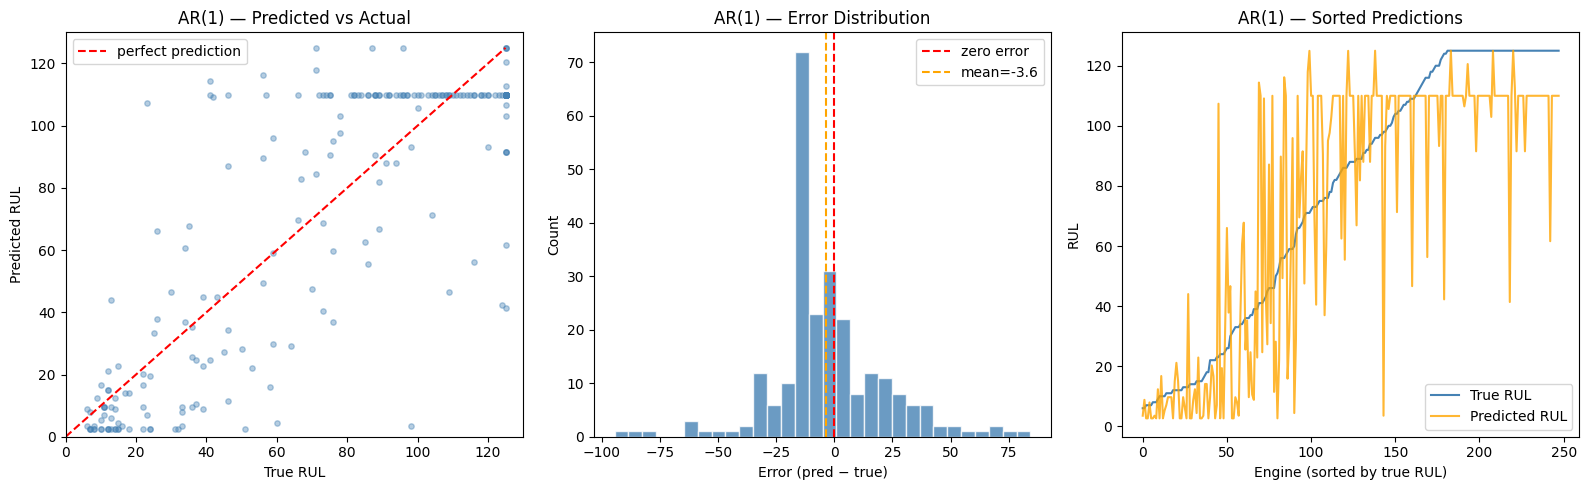
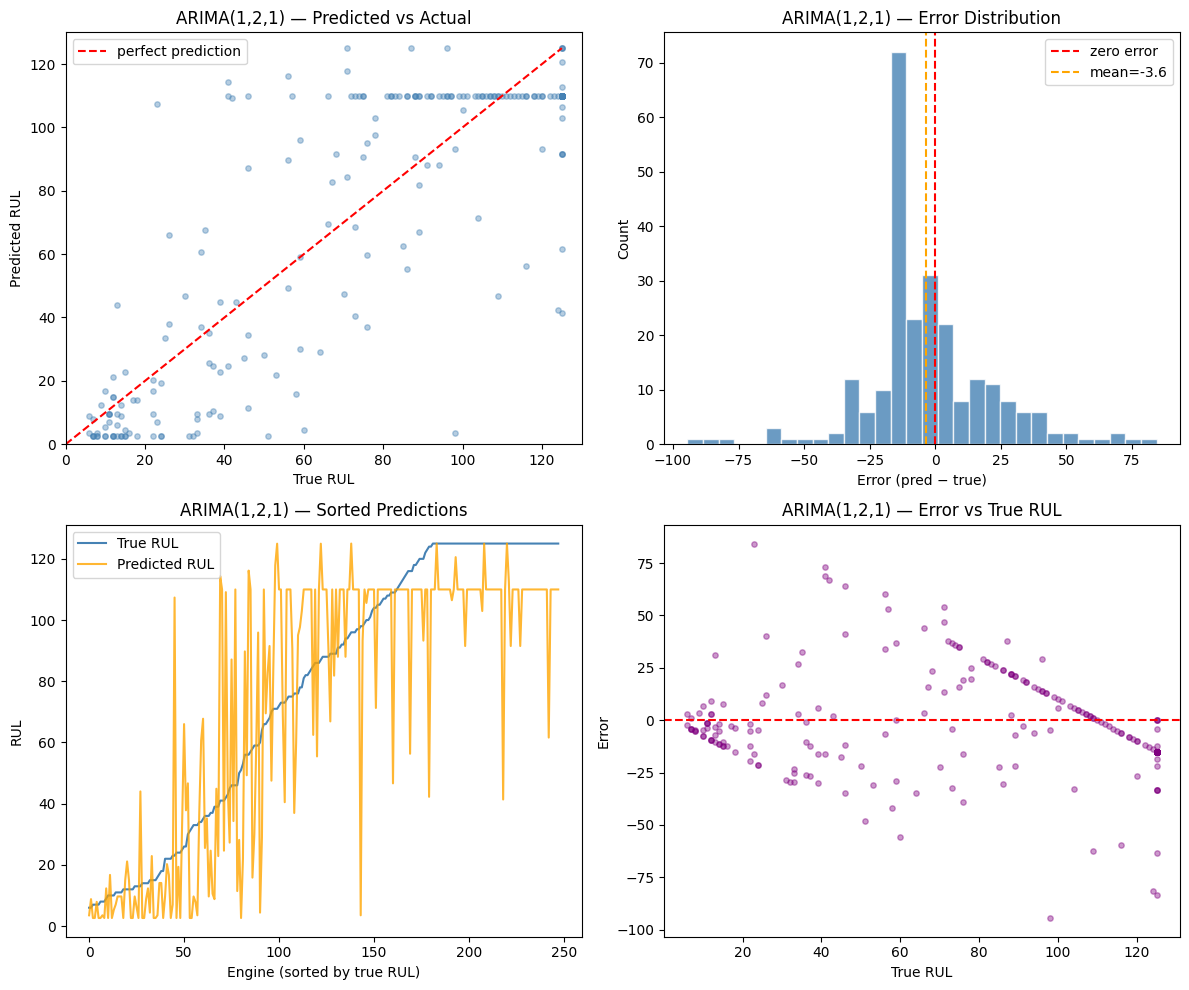
Unified diff of the notebook cell whose output changed from the first chart to the second:
--- before
+++ after
@@ -4,7 +4,8 @@
 def plot_predictions(y_true, y_pred, model_name="Model"):
     
-    fig, axes = plt.subplots(1, 3, figsize=(16, 5))
-    
-    # ── Plot 1: Predicted vs Actual scatter ───────────────────────────
+    fig, axes = plt.subplots(2, 2, figsize=(12, 10))
+    axes = axes.flatten()
+
+    # ── Plot 1: Predicted vs Actual ───────────────────────────
     ax = axes[0]
     ax.scatter(y_true, y_pred, alpha=0.4, color="steelblue", s=15)
@@ -16,11 +17,11 @@
     ax.set_xlim(0, 130); ax.set_ylim(0, 130)
 
-    # ── Plot 2: Error distribution histogram ──────────────────────────
+    # ── Plot 2: Error distribution ────────────────────────────
     ax = axes[1]
-    errors = y_pred - y_true   # positive = late, negative = early
+    errors = y_pred - y_true
     ax.hist(errors, bins=30, color="steelblue", edgecolor="white", alpha=0.8)
-    ax.axvline(0,              color="red",    ls="--", lw=1.5, label="zero error")
-    ax.axvline(errors.mean(),  color="orange", ls="--", lw=1.5,
-               label=f"mean={errors.mean():.1f}")
+    ax.axvline(0, color="red", ls="--", lw=1.5, label="zero error")
+    ax.axvline(errors.mean(), color="orange", ls="--", lw=1.5,
+            label=f"mean={errors.mean():.1f}")
     ax.set_xlabel("Error (pred − true)")
     ax.set_ylabel("Count")
@@ -28,11 +29,9 @@
     ax.legend()
 
-    # ── Plot 3: Sorted true RUL vs predicted ──────────────────────────
-    # WHY: shows where model fails — low RUL engines vs high RUL engines
+    # ── Plot 3: Sorted predictions ────────────────────────────
     ax = axes[2]
     sort_idx = np.argsort(y_true)
-    ax.plot(y_true[sort_idx],  color="steelblue", label="True RUL",      lw=1.5)
-    ax.plot(y_pred[sort_idx],  color="orange",    label="Predicted RUL",
-            lw=1.5, alpha=0.8)
+    ax.plot(y_true[sort_idx], color="steelblue", label="True RUL", lw=1.5)
+    ax.plot(y_pred[sort_idx], color="orange", label="Predicted RUL", lw=1.5, alpha=0.8)
     ax.set_xlabel("Engine (sorted by true RUL)")
     ax.set_ylabel("RUL")
@@ -40,10 +39,16 @@
     ax.legend()
 
+    # ── Plot 4: Residuals vs True RUL (VERY IMPORTANT) ────────
+    ax = axes[3]
+    ax.scatter(y_true, errors, alpha=0.4, s=15, color="purple")
+    ax.axhline(0, color="red", ls="--")
+    ax.set_xlabel("True RUL")
+    ax.set_ylabel("Error")
+    ax.set_title(f"{model_name} — Error vs True RUL")
+
     plt.tight_layout()
     plt.savefig(f"{model_name.replace(' ', '_')}_predictions.png", dpi=150)
     plt.show()
-
 # ── Call for each model ───────────────────────────────────────────────
-plot_predictions(y_true, y_pred, model_name=f"AR({BEST_P})")
 # In T09: plot_predictions(y_true, y_pred, model_name=f"ARMA({BEST_P},{BEST_Q})")
-# In T10: plot_predictions(y_true, y_pred, model_name=f"ARIMA({BEST_P},{MODAL_D},{BEST_Q})")
+plot_predictions(y_true, y_pred, model_name=f"ARIMA({BEST_P},{MODAL_D},{BEST_Q})")

Commit: Refactor quantile model notebook execution counts, adjust QQ plot layout, and enhance sensor cleaning and scaling processes